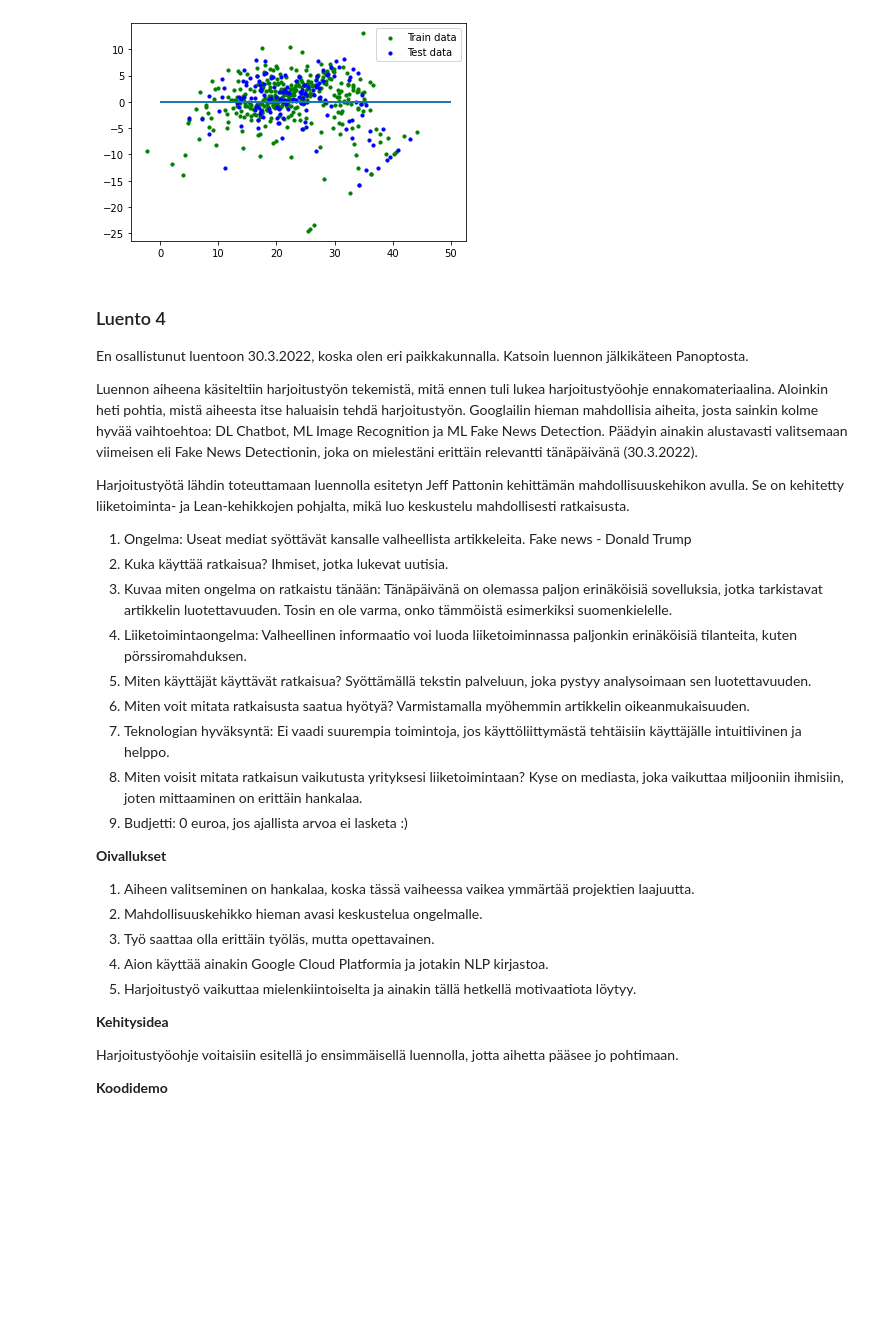
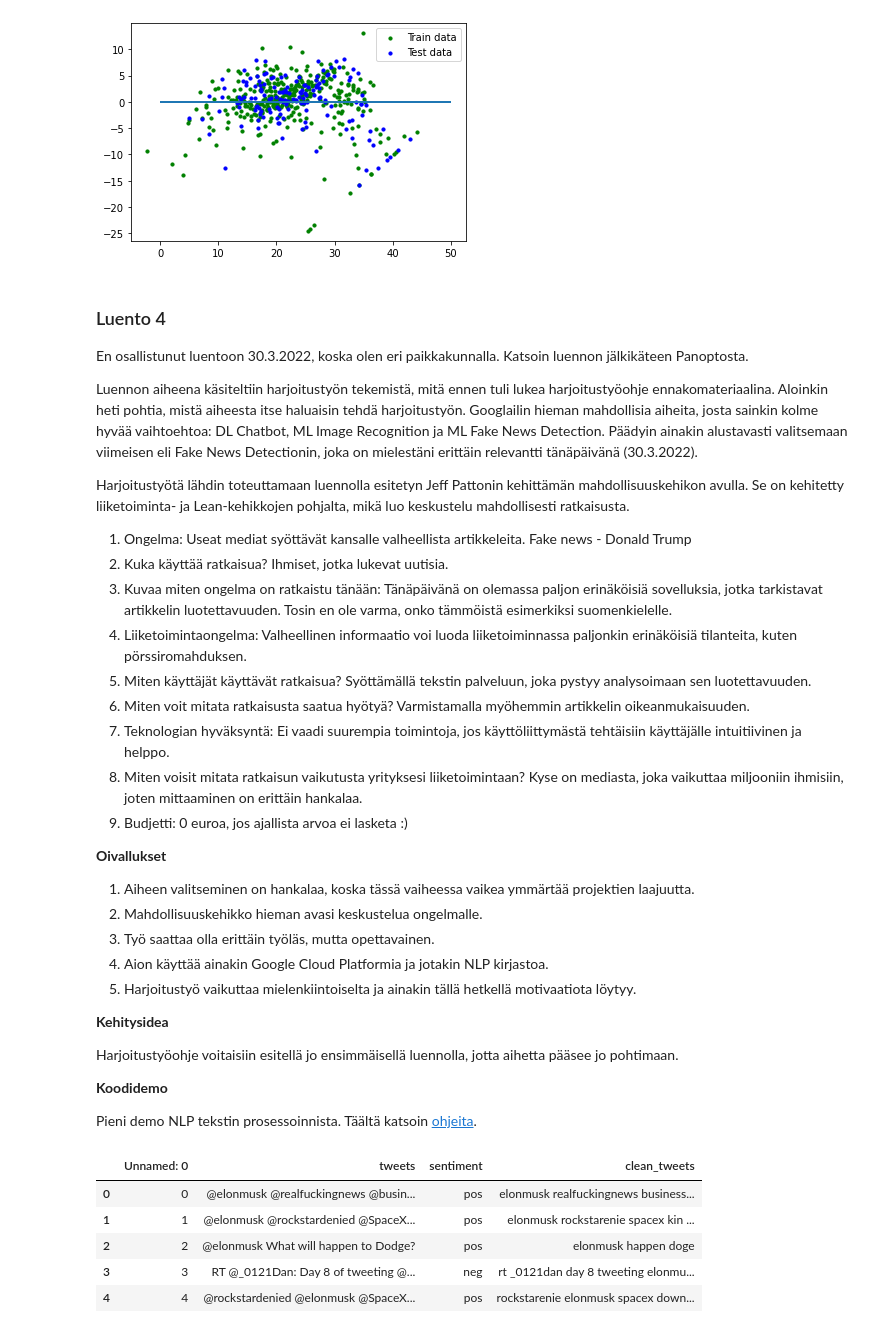
Before and after one commit to nikkenu/JODA, a Jupyter notebook: learning-diary.ipynb, the cells around one changed output. Drawn from its saved outputs; the diff is of its cells as text; code cells hidden in the pictures; blank space fills up the shorter version.

Commit message:
Lecture 4 code demo added

```diff
--- a/learning-diary.ipynb
+++ b/learning-diary.ipynb
@@ -208,3 +217,36 @@ Harjoitustyötä lähdin toteuttamaan luennolla esitetyn Jeff Pattonin kehittäm
 Harjoitustyöohje voitaisiin esitellä jo ensimmäisellä luennolla, jotta aihetta pääsee jo pohtimaan.
 
 **Koodidemo**
+
+Pieni demo NLP tekstin prosessoinnista. Täältä katsoin [ohjeita](https://www.analyticsvidhya.com/blog/2021/08/a-friendly-guide-to-nlp-text-pre-processing-with-python-example/).
+# %%
+df = pd.read_csv('files/ElonMusk.csv')
+
+stop = set(stopwords.words('english'))
+
+# Remove links
+df["clean_tweets"] = df["tweets"].apply(lambda s: ' '.join(re.sub("(w+://S+)", " ", s).split()))
+
+# Remove punctuations
+df["clean_tweets"] = df["clean_tweets"].apply(lambda s: ' '.join(re.sub("[.,!?:;-='...@]", " ", s).split()))
+
+# Remove numbers
+df["clean_tweets"].replace('d+', '', regex=True, inplace=True)
+
+# Remove stop words
+def remove_stopwords(input):
+    words = input.lower().split()
+    nfw = [word for word in words if word not in stop]
+    nft = " ".join(nfw)
+    return nft
+
+df["clean_tweets"] = df["clean_tweets"].apply(lambda s: remove_stopwords(s))
+
+df.head()
+# %% [output]
+|  | Unnamed: 0 | tweets | sentiment | clean_tweets |
+| 0 | 0 | @elonmusk @realfuckingnews @busin... | pos | elonmusk realfuckingnews business... |
+| 1 | 1 | @elonmusk @rockstardenied @SpaceX... | pos | elonmusk rockstarenie spacex kin ... |
+| 2 | 2 | @elonmusk What will happen to Dodge? | pos | elonmusk happen doge |
+| 3 | 3 | RT @_0121Dan: Day 8 of tweeting @... | neg | rt _0121dan day 8 tweeting elonmu... |
+| 4 | 4 | @rockstardenied @elonmusk @SpaceX... | pos | rockstarenie elonmusk spacex down... |
```
Also changed, not shown: parts of 1 cell of this notebook.
